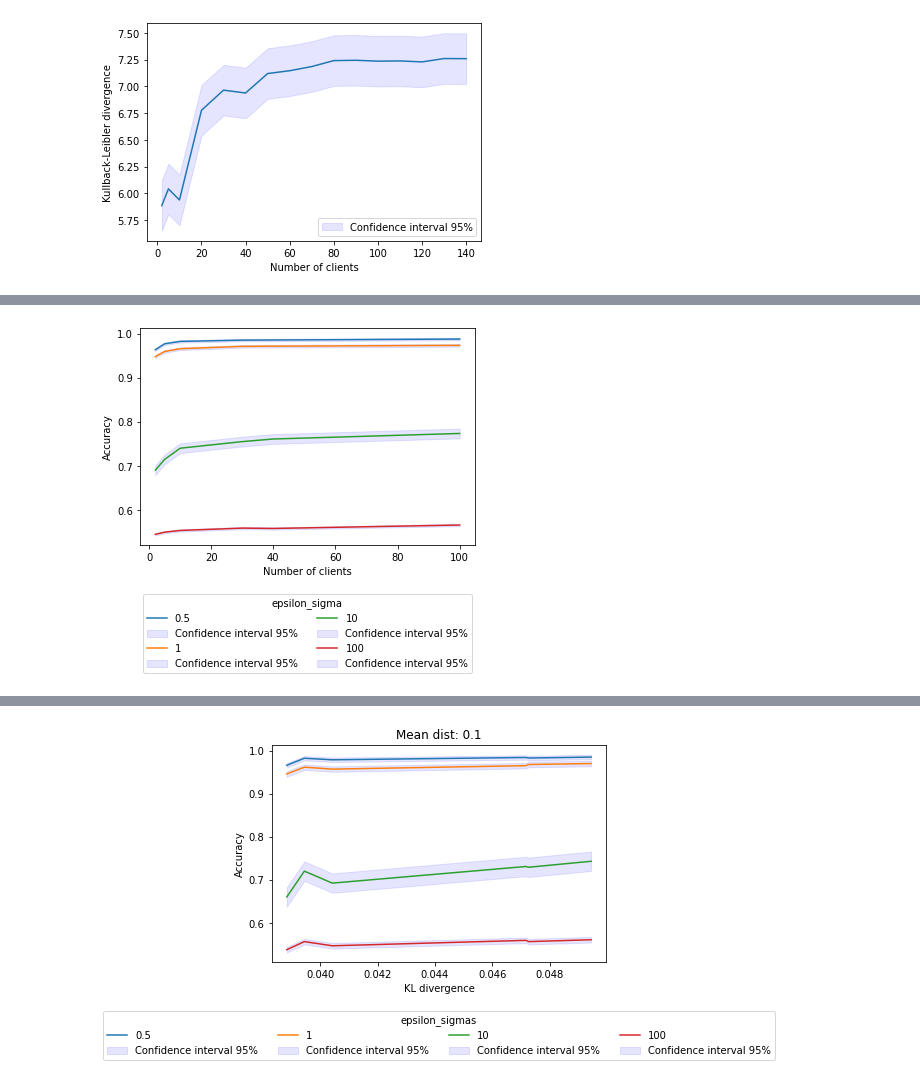
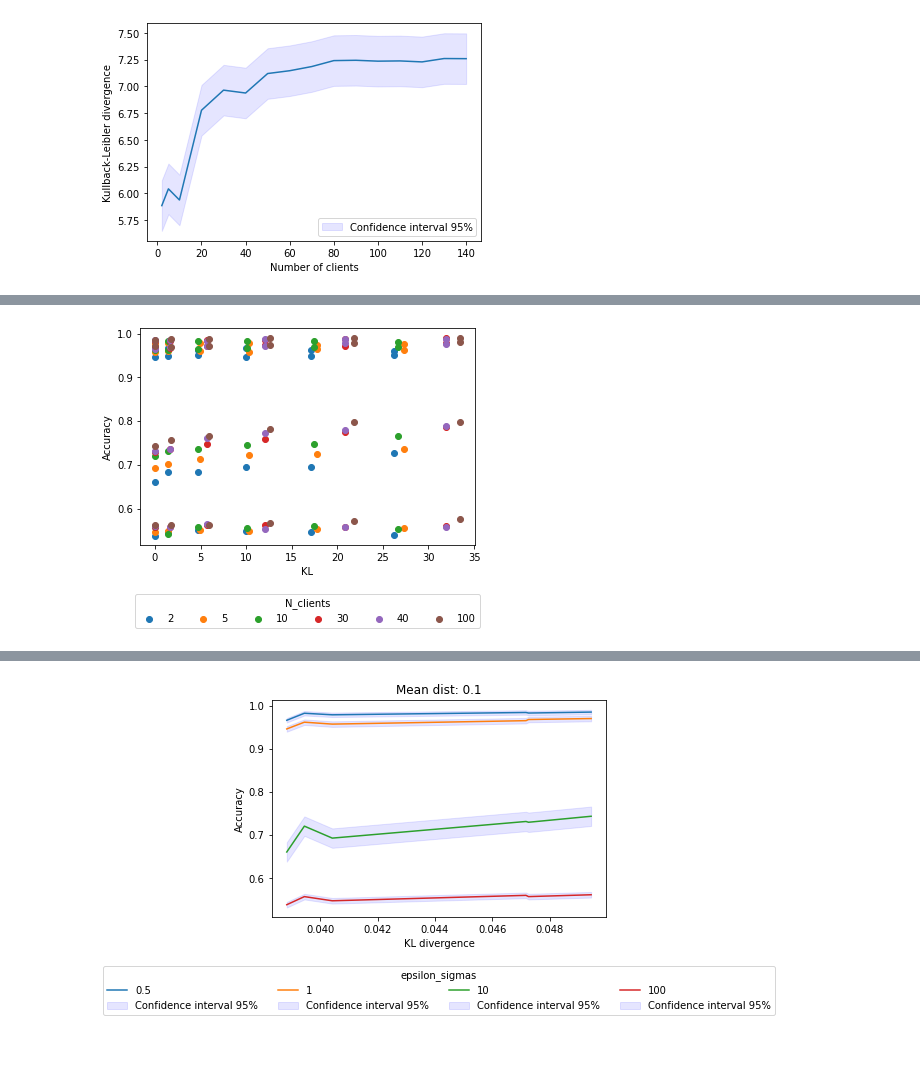
Before and after one commit to romyho-w/Thesis_FL_Ectrie, a Jupyter notebook: plot_results2.ipynb, the cells around one changed output, grey strips where cells are left out. Cells and saved outputs as stored; diff of their text form; code cells hidden in the pictures; blank space fills up the shorter version.

```diff
--- a/plot_results2.ipynb
+++ b/plot_results2.ipynb
@@ -13,7 +13,7 @@ from FL_HE_2.simulationDataUtils import *
 from scipy.ndimage import gaussian_filter1d
 import math
 # %%
-def read_results_file( file: str) -> list:
+def read_results_file( file: str, acc=False) -> list:
     new_data = []
     total_kl= []
     total_acc = []
@@ -30,6 +30,7 @@ def read_results_file( file: str) -> list:
         epsilon_sigma = []
         n_clients = []
         CI = []
+        kl_y = []
         for i in range(len(json_data)):
             iteration_number = json_data[str(i)]
             parameters = json_data[str(i)]['parameters']
@@ -48,7 +49,9 @@ def read_results_file( file: str) -> list:
             acc_mean.append(json_data[str(i)]['results']['acc_mean'])
             epsilon_sigma.append(json_data[str(i)]['parameters']['epsilon_sigma'])
             n_clients.append(json_data[str(i)]['parameters']['n_clients'])
-            # CI.append(json_data[str(i)]['results']['acc_CI_mean'])
+            if acc:
+                CI.append(json_data[str(i)]['results']['acc_CI_mean'])
+            kl_y.append(json_data[str(i)]['results']["KL_y_mean"])
             # new_data.append([parameters, kl_dv, mean_dist, acc_mean])
             # total_kl.append(kl_dv)
             # total_acc.append(acc_mean)
@@ -67,7 +70,9 @@ def read_results_file( file: str) -> list:
     df['epsilon_sigma'] = epsilon_sigma
     df['total_acc'] = acc_mean
     df['total_kl'] = kl_dv
-    # df['CI'] = CI
+    df['kl_y']=kl_y
+    if acc:
+        df['CI'] = CI
 
 
     # if df.size > 0:
@@ -96,5 +101,5 @@ def plot_loss_functions(fig_name: str, df_cl, df_fl):
     plt.legend()
     plt.savefig(fig_name, format='png')
 # %%
-df = read_results_file('Results/total_dict_2022-06-30 08:24:59.190329.json')
+df = read_results_file('Results/total_dict_2022-06-30 08:24:59.190329.json', False)
 # %%
@@ -251,12 +269,12 @@ glob_model = LR(n_features)
 N_Clients = [2,5,10,30, 40, 100]
 mean_distance = np.arange(0.1, 3.0, 0.5)
 epsilon_sigmas = [0.5, 1, 10, 100]
-for m in epsilon_sigmas:
-    n_client_df = df[df.epsilon_sigma == m]
+for m in mean_distance:
+    n_client_df = df[df.mean_dist == m]
     plt.scatter(n_client_df.total_kl, n_client_df.total_acc)
     plt.ylabel('Accuracy')
     plt.xlabel('kl')
-plt.legend(epsilon_sigmas, title = 'epsilon_sigmas')
+plt.legend(mean_distance, title = 'mean_distance')
 plt.show()
 # for n in N_Clients:
 #     for m in epsilon_sigmas:
@@ -297,22 +292,24 @@ df[df.epsilon_sigma == 0.5]
 # %%
 N_Clients = [2,5,10,30, 40, 100]
 mean_distance = np.arange(0.1, 3.0, 0.5)
 epsilon_sigmas = [0.5, 1, 10, 100]
+
 fig, ax = plt.subplots()
-for m in epsilon_sigmas:
 
-    n_client_df = df[df.epsilon_sigma == m]
-    ci = 1.96 * np.std(n_client_df.total_acc)/np.sqrt(len(n_client_df.total_acc))
-    # ysmoothed = gaussian_filter1d( n_client_df.total_acc, sigma=1)
+for m in N_Clients:
+    n_client_df = df[df.n_clients == m]
+    # ci = 1.96 * np.std(n_client_df.total_acc)/np.sqrt(len(n_client_df.total_acc))
+    # n_client_df = n_client_df.groupby(['n_clients']).mean()
+    ax.scatter(n_client_df.total_kl,n_client_df.total_acc, label=m)
+    # ax.fill_between(n_client_df.index, (n_client_df.total_acc-ci), (n_client_df.total_acc+ci), color='b', alpha=.1)
+    # plt.plot(n_client_df.n_clients, n_client_df.total_kl, label=m)
+plt.ylabel('Accuracy')
+plt.xlabel('KL')
+plt.legend(title = 'N_clients', loc='upper center', bbox_to_anchor=(0.5, -0.2),
+         ncol=6)
+# plt.savefig('images/Accuracy,N_clients,epsilonSigma_CI',bbox_inches='tight',  dpi=300)
+# plt.savefig('/Users/romyho/Documents/Master_Econometrie/Thesis/Thesis_latex/images/Accuracy,N_clients,epsilonSigma_CI',bbox_inches='tight',  dpi=300)
 
-    ax.plot(n_client_df.groupby('n_clients').mean().index, n_client_df.groupby('n_clients').mean().total_acc, label= m)
-    ax.fill_between(n_client_df.groupby('n_clients').mean().index, ( n_client_df.groupby('n_clients').mean().total_acc-ci), ( n_client_df.groupby('n_clients').mean().total_acc+ci), color='b', alpha=.1, label='Confidence interval 95%')
-plt.ylabel('Accuracy')
-plt.xlabel('Number of clients')
-plt.legend(title = 'epsilon_sigma', loc='upper center', bbox_to_anchor=(0.5, -0.2),
-         ncol=2)
-plt.savefig('images/Accuracy,N_clients,epsilonSigma_CI',bbox_inches='tight',  dpi=300)
-plt.savefig('/Users/Romy/Documents/Master Thesis/Thesis_latex/images/Accuracy,N_clients,epsilonSigma_CI',bbox_inches='tight',  dpi=300)
 plt.show()
 # %% [output]
-[figure, old version]
+[figure, new version]
```
Also changed, not shown: parts of 23 cells of this notebook, 21 other files.
